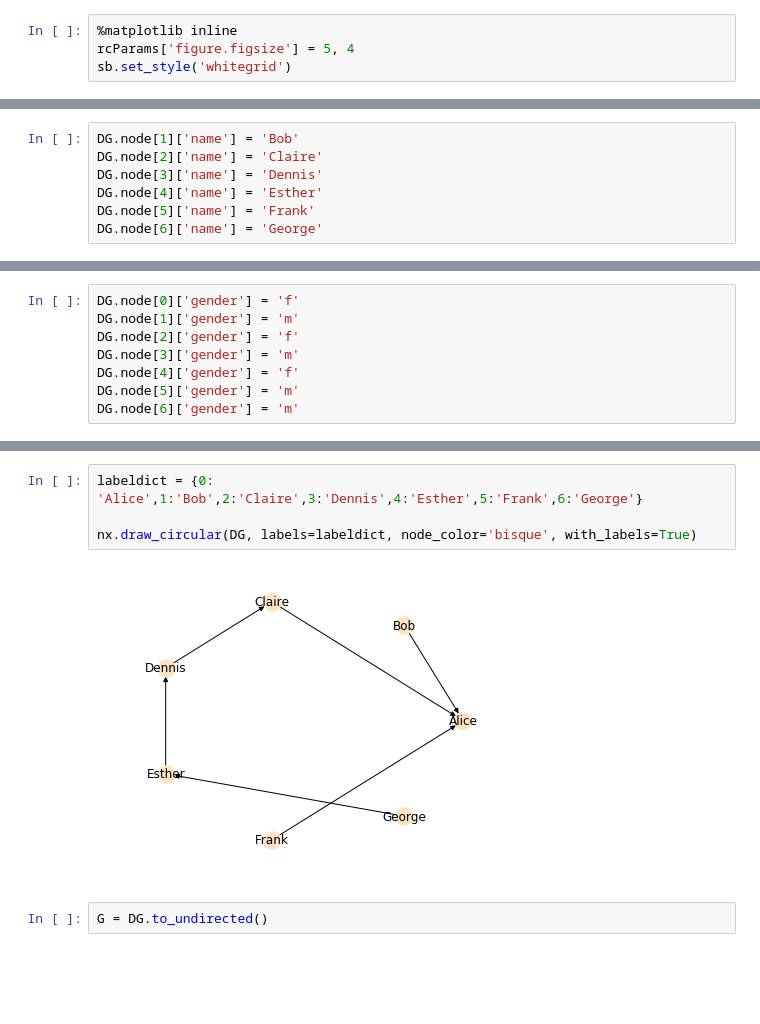
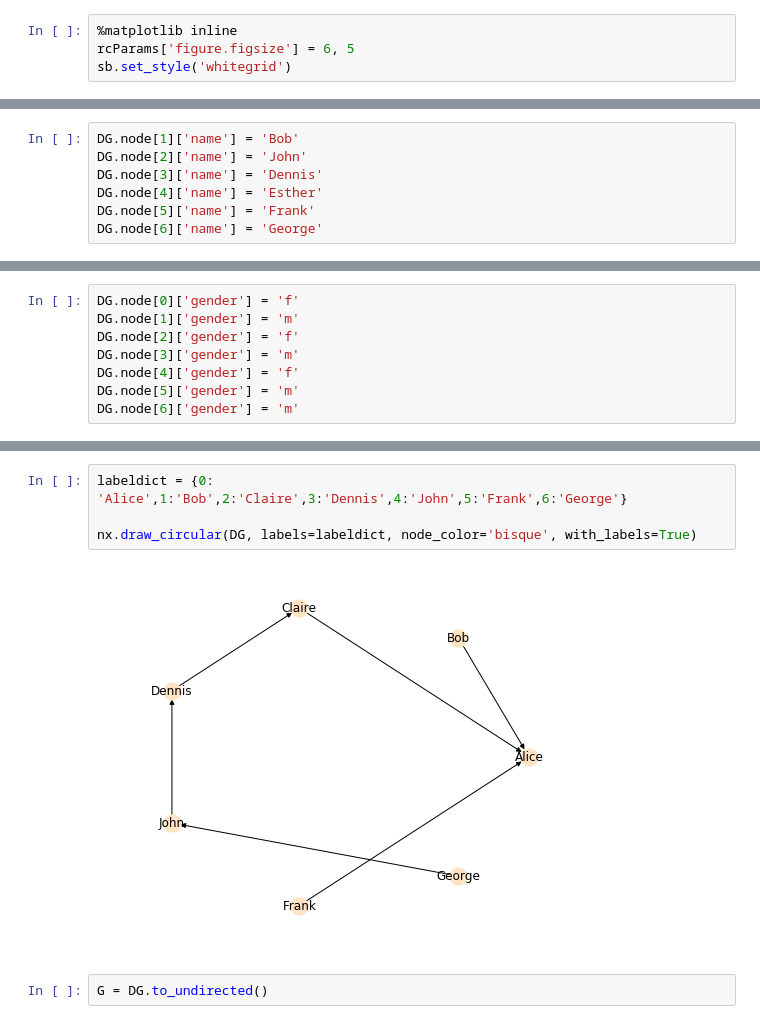
Before and after one commit to smeichle/NetworkX-sandbox, a Jupyter notebook: 20180720-NetworkX-Social-Network.ipynb, the cells around one changed output, grey strips where cells are left out. Cells and saved outputs as stored; diff of their text form; blank space fills up the shorter version.

```diff
--- a/20180720-NetworkX-Social-Network.ipynb
+++ b/20180720-NetworkX-Social-Network.ipynb
@@ -14,6 +14,6 @@ from pylab import rcParams
 import seaborn as sb
 # %%
 %matplotlib inline
-rcParams['figure.figsize'] = 5, 4
+rcParams['figure.figsize'] = 6, 5
 sb.set_style('whitegrid')
 # %% [markdown]
@@ -43,7 +43,7 @@ print(DG.node[0])
 {'name': 'Alice'}
 # %%
 DG.node[1]['name'] = 'Bob'
-DG.node[2]['name'] = 'Claire'
+DG.node[2]['name'] = 'John'
 DG.node[3]['name'] = 'Dennis'
 DG.node[4]['name'] = 'Esther'
 DG.node[5]['name'] = 'Frank'
@@ -71,9 +71,9 @@ nx.draw_circular(DG, node_color='bisque', with_labels=True)
 # %%
-labeldict = {0: 'Alice',1:'Bob',2:'Claire',3:'Dennis',4:'Esther',5:'Frank',6:'George'}
+labeldict = {0: 'Alice',1:'Bob',2:'Claire',3:'Dennis',4:'John',5:'Frank',6:'George'}
 
 nx.draw_circular(DG, labels=labeldict, node_color='bisque', with_labels=True)
 # %% [output]
-[figure, old version]
+[figure, new version]
 # %%
 G = DG.to_undirected()
 # %%
```
Also changed, not shown: parts of 5 cells of this notebook.
